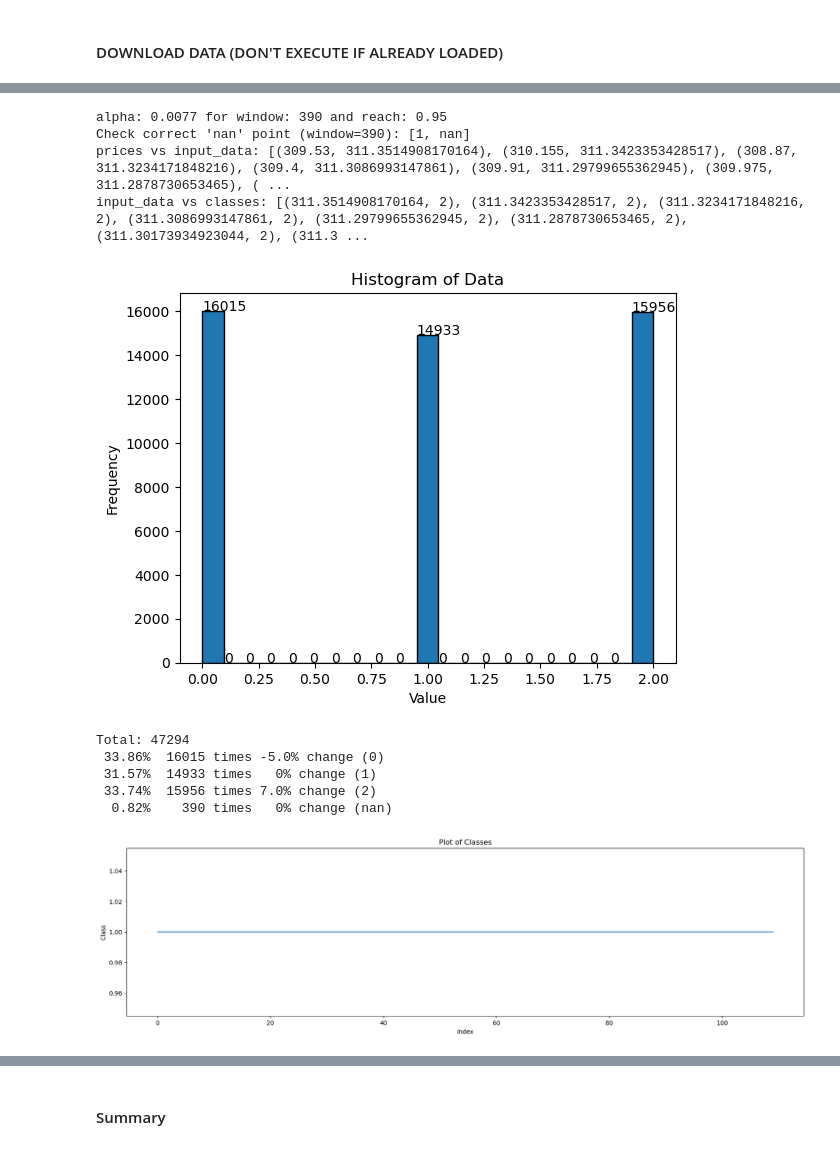
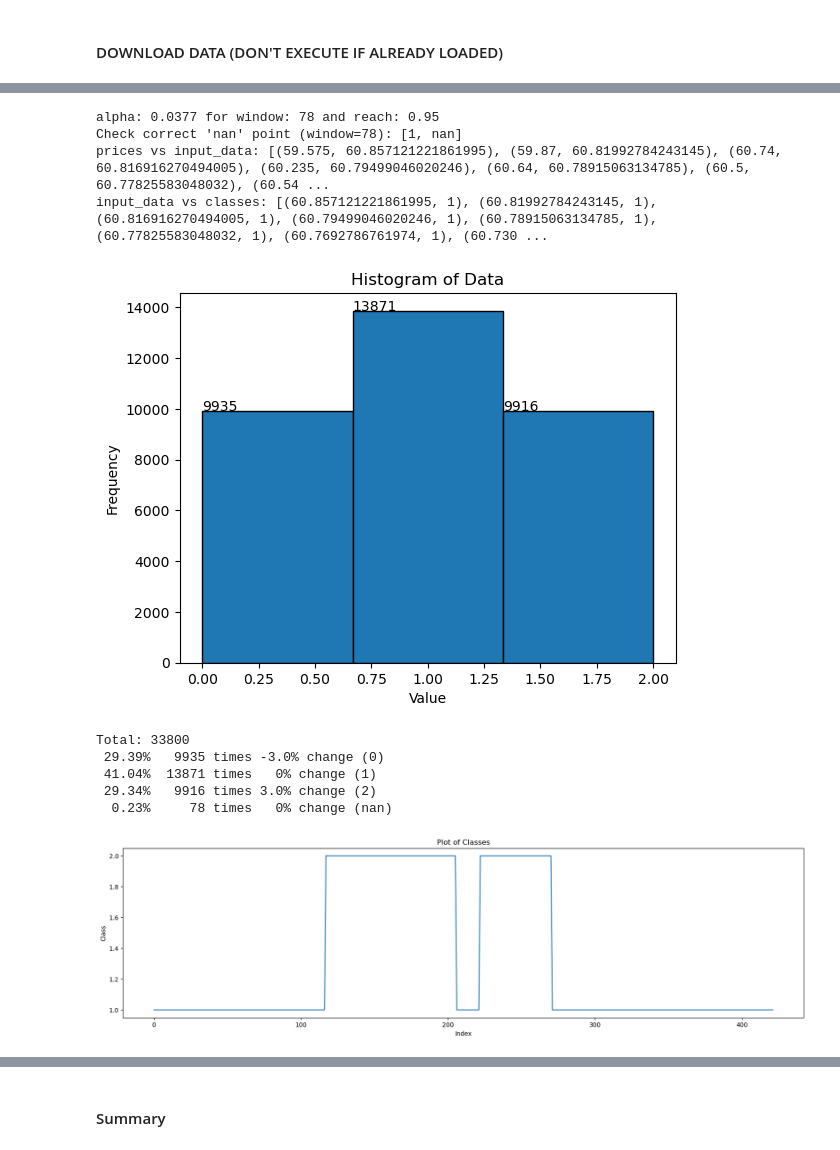
Before and after one commit to rigaml/predict-backtest, a Jupyter notebook: src/notebooks/stock_up_down/single_class.ipynb, the cells around one changed output, grey strips where cells are left out. Saved outputs shown, nothing was run; the diff lists cells and outputs as text; code cells hidden in the pictures.

```diff
--- a/src/notebooks/stock_up_down/single_class.ipynb
+++ b/src/notebooks/stock_up_down/single_class.ipynb
@@ -11,15 +11,15 @@ print(f"Device: {device}")
 # %% [markdown]
 ### SET PARAMETERS:
 # %%
-TICKER="TSLA"
+TICKER="TDOC"
 DATA_INTERVAL_MINUTES = 15   # (Set to 5 or 15)
 DATA_AFTER_HOURS = False
 
-DAYS_PREDICT = 15
+DAYS_PREDICT = 3
 # ISSUE: If stock goes down slowly, less than 'DOWN_PCTS_PREDICT' then won't sell but after few periods will be very down
 #  example: DOWN_PCTS_PREDICT=5% then down 4% and down 3% and down 1%... and never sell
-DOWN_PCTS_PREDICT= [5.0]
-UP_PCTS_PREDICT= [7.0]
+DOWN_PCTS_PREDICT= [3.0]
+UP_PCTS_PREDICT= [3.0]
 
 signal_avg= [
     2,
@@ -39,7 +39,7 @@ signal_avg= [
     1597,
     2584]
 
-PREDICT_UP = True
+PREDICT_UP = False
 if PREDICT_UP:
     INDEX_KEEP= 2
     INDEX_REMOVE_A= 0
@@ -93,13 +101,14 @@ df2022 = pd.read_csv(io.StringIO(csv_data2022))
 df2023 = pd.read_csv(io.StringIO(csv_data2023))
 # df2024 = pd.read_csv(io.StringIO(csv_data2024))
 
-if not df2017.empty:
-    print("Concatenating from 2017")
-    df = pd.concat([df2017, df2018, df2019, df2020, df2021, df2022, df2023], axis=0, ignore_index=True)
-elif not df2018.empty:
-    print("Concatenating from 2018")
-    df = pd.concat([df2018, df2019, df2020, df2021, df2022, df2023], axis=0, ignore_index=True)
-elif not df2019.empty:
+# if not df2017.empty:
+#     print("Concatenating from 2017")
+#     df = pd.concat([df2017, df2018, df2019, df2020, df2021, df2022, df2023], axis=0, ignore_index=True)
+# elif not df2018.empty:
+#     print("Concatenating from 2018")
+#     df = pd.concat([df2018, df2019, df2020, df2021, df2022, df2023], axis=0, ignore_index=True)
+# el
+if not df2019.empty:
     print("Concatenating from 2019")
     df = pd.concat([df2019, df2020, df2021, df2022, df2023], axis=0, ignore_index=True)
 elif not df2020.empty:
@@ -146,40 +174,40 @@ print(f"Check correct 'nan' point (window={TICKS_PREDICT}): {classes[-TICKS_PRED
 print(f"prices vs input_data: {[(p, c) for p, c in zip(close_prices[2650:3000], input_data[2650:3000])]}")
 print(f"input_data vs classes: {[(p, c) for p, c in zip(input_data[2650:3000], classes[2650:3000])]}")
 # %% [output]
-alpha: 0.0077 for window: 390 and reach: 0.95
-Check correct 'nan' point (window=390): [1, nan]
-prices vs input_data: [(309.53, 311.3514908170164), (310.155, 311.3423353428517), (308.87, 311.3234171848216), (309.4, 311.3086993147861), (309.91, 311.29799655362945), (309.975, 311.2878730653465), ( ...
-input_data vs classes: [(311.3514908170164, 2), (311.3423353428517, 2), (311.3234171848216, 2), (311.3086993147861, 2), (311.29799655362945, 2), (311.2878730653465, 2), (311.30173934923044, 2), (311.3 ...
+alpha: 0.0377 for window: 78 and reach: 0.95
+Check correct 'nan' point (window=78): [1, nan]
+prices vs input_data: [(59.575, 60.857121221861995), (59.87, 60.81992784243145), (60.74, 60.816916270494005), (60.235, 60.79499046020246), (60.64, 60.78915063134785), (60.5, 60.77825583048032), (60.54 ...
+input_data vs classes: [(60.857121221861995, 1), (60.81992784243145, 1), (60.816916270494005, 1), (60.79499046020246, 1), (60.78915063134785, 1), (60.77825583048032, 1), (60.7692786761974, 1), (60.730 ...
 # %%
 import matplotlib.pyplot as plt
 
 # Create a histogram
-hist_values, bin_edges, _ = plt.hist(classes, bins=21, edgecolor='black')
+hist_values, bin_edges, _ = plt.hist(classes, bins=3, edgecolor='black')
 
 # Add labels and a title
 plt.xlabel('Value')
 plt.ylabel('Frequency')
 plt.title('Histogram of Data')
 
 # Display frequency on top of each bar
 for value, edge in zip(hist_values, bin_edges[:-1]):
-    plt.text(edge, value, str(int(value)), color='black')
+    plt.text(float(edge), float(value), str(int(value)), color='black')
 
 # Show the histogram
 plt.show()
 # %% [output]
-[figure, old version]
+[figure, new version]
 # %%
 # Show percentages of each class value
 import utils.list_utils as lu
 
 lu.display_frequency_classes(classes, DOWN_PCTS_PREDICT, UP_PCTS_PREDICT)
 # %% [output]
-Total: 47294
- 33.86%  16015 times -5.0% change (0)
- 31.57%  14933 times   0% change (1)
- 33.74%  15956 times 7.0% change (2)
-  0.82%    390 times   0% change (nan)
+Total: 33800
+ 29.39%   9935 times -3.0% change (0)
+ 41.04%  13871 times   0% change (1)
+ 29.34%   9916 times 3.0% change (2)
+  0.23%     78 times   0% change (nan)
 # %%
 # Display classes value changes over time (last 500 ticks)
 graph_ticks = 500
@@ -195,7 +223,7 @@ plt.title('Plot of Classes')
 
 plt.show()
 # %% [output]
-[figure, old version]
+[figure, new version]
 # %%
 
 # Calculate the signals as input for the neural network as proportions
```
Also changed, not shown: parts of 21 cells of this notebook.
